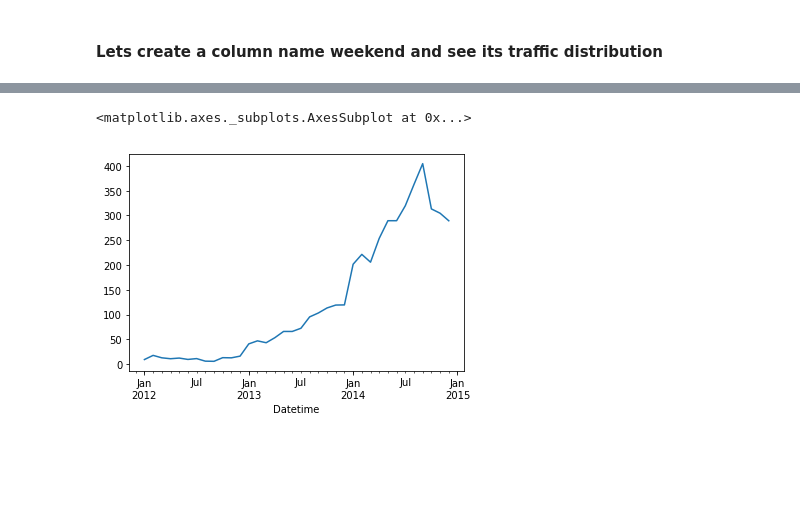
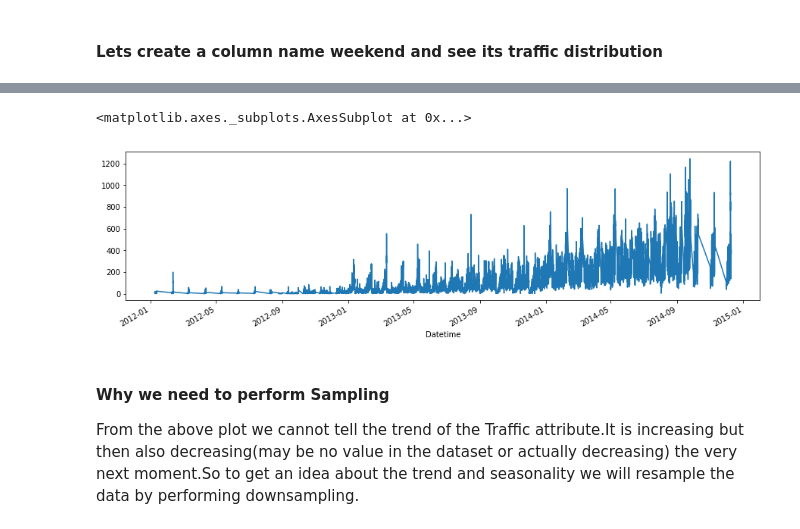
Before and after one commit to vshah24/JupyterNotebook, a Jupyter notebook: TimeSeriesForecast.ipynb, the cells around one changed output, grey strips where cells are left out. Cells and saved outputs as stored; diff of their text form; code cells hidden in the pictures; blank space fills up the shorter version.

```diff
--- a/TimeSeriesForecast.ipynb
+++ b/TimeSeriesForecast.ipynb
@@ -120,3 +128,0 @@ train.drop('ID',1,inplace=True)
-# %%
-train.Timestamp = pd.to_datetime(train.Datetime,format='%d-%m-%Y %H:%M')
-train.index = train.Timestamp
@@ -147,5 +129,8 @@ hourly
-# %%
- train.resample('M').mean().Traffic.plot()
-# %% [output]
-<matplotlib.axes._subplots.AxesSubplot at 0x...>
-[figure, removed]
+# %%
+train.set_index('Datetime').Traffic.plot(figsize=(15,4))
+# %% [output]
+<matplotlib.axes._subplots.AxesSubplot at 0x...>
+[figure, added]
+# %% [markdown]
+#### Why we need to perform Sampling
+From the above plot we cannot tell the trend of the Traffic attribute.It is increasing but then also decreasing(may be no value in the dataset or actually decreasing) the very next moment.So to get an idea about the trend and seasonality we will resample the data by performing downsampling.
```
Also changed, not shown: parts of 27 cells of this notebook.
